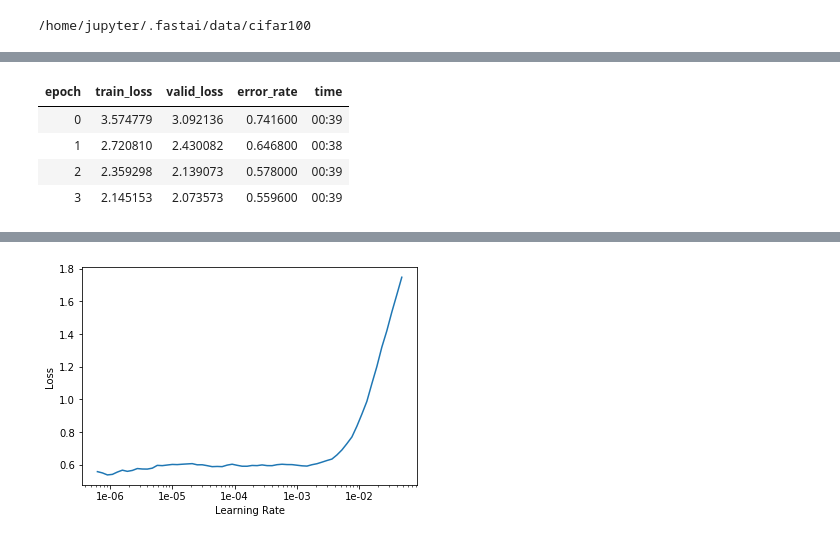
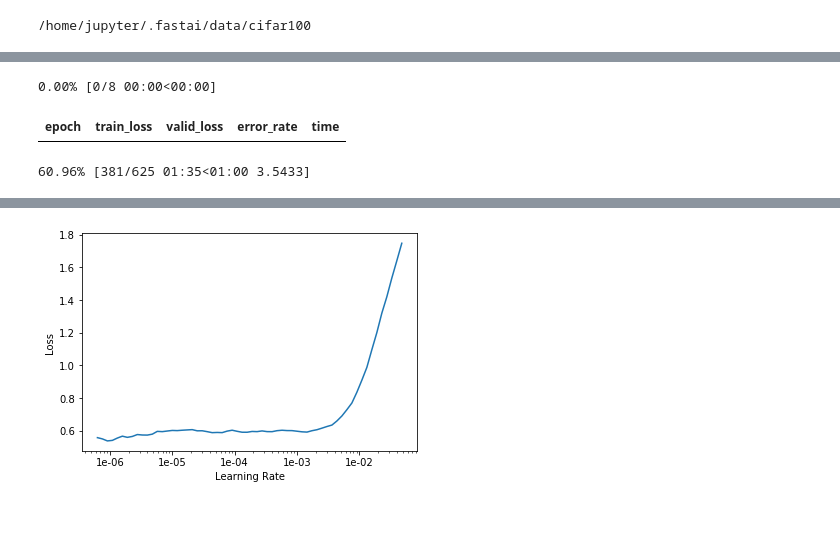
Before and after one commit to yashlab/fast_AI, a Jupyter notebook: L1_CIFAR100.ipynb, the cells around one changed output, grey strips where cells are left out. Drawn from its saved outputs; the diff is of its cells as text; code cells hidden in the pictures.

```diff
--- a/L1_CIFAR100.ipynb
+++ b/L1_CIFAR100.ipynb
@@ -72,2 +107,8 @@ learn_object.fit_one_cycle(4)
+# %%
+learn_object.fit_one_cycle(8)
+# %% [output]
+0.00% [0/8 00:00<00:00]
+| epoch | train_loss | valid_loss | error_rate | time |
+60.96% [381/625 01:35<01:00 3.5433]
 # %%
 learn_object.save('res34')
@@ -76,8 +115,4 @@ learn_object = vs.cnn_learner(data,base_arch=vs.models.resnet50,metrics=error_ra
 # %%
+learn_object.unfreeze()
+
 learn_object.fit_one_cycle(4)
-# %% [output]
-| epoch | train_loss | valid_loss | error_rate | time |
-| 0 | 3.574779 | 3.092136 | 0.741600 | 00:39 |
-| 1 | 2.720810 | 2.430082 | 0.646800 | 00:38 |
-| 2 | 2.359298 | 2.139073 | 0.578000 | 00:39 |
-| 3 | 2.145153 | 2.073573 | 0.559600 | 00:39 |
```
Also changed, not shown: parts of 17 cells of this notebook.
